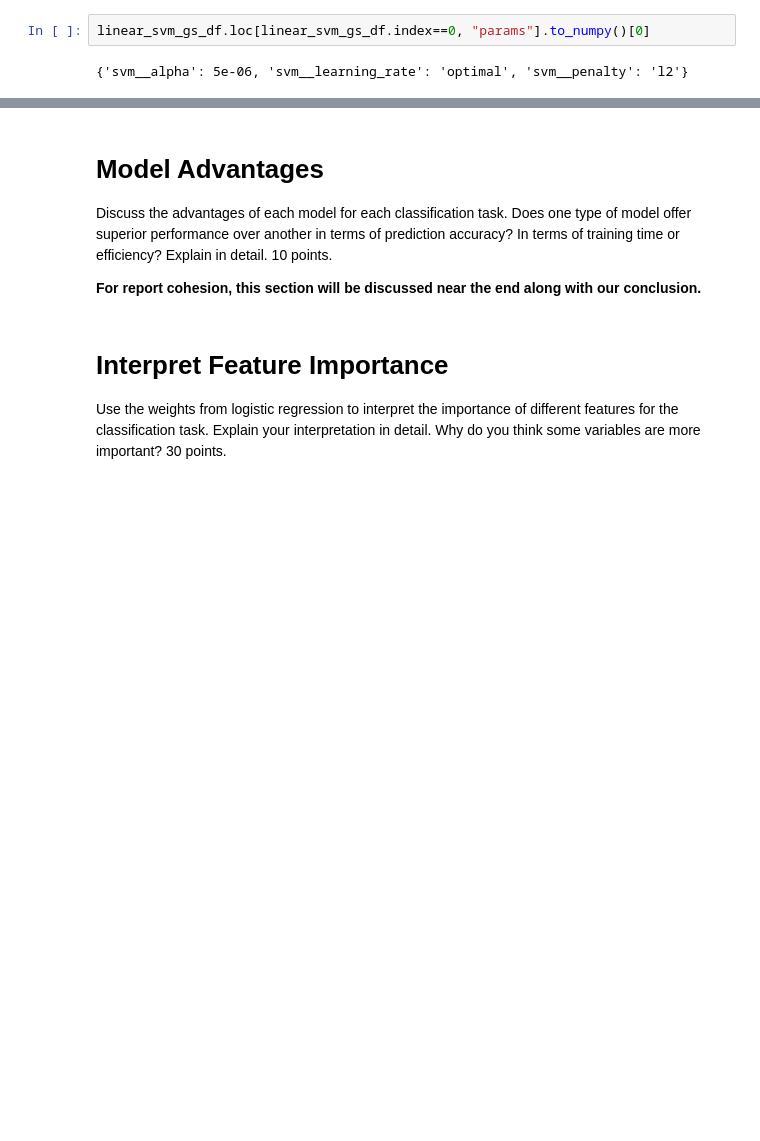
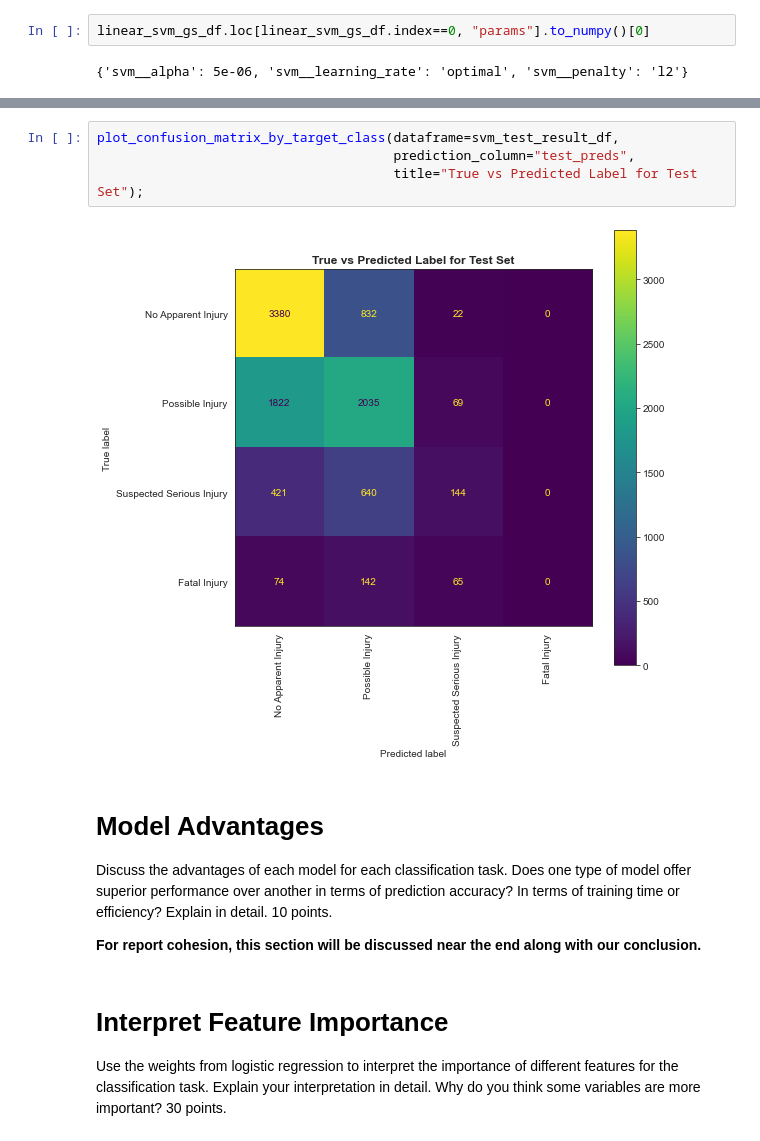
Before and after one commit to BradenAnderson/Accident_Severity_Prediction, a Jupyter notebook: HienEDIT_AndersonLamWeeda_MiniLab_Draft.ipynb, the cells around one changed output, grey strips where cells are left out. Drawn from its saved outputs; the diff is of its cells as text; blank space fills up the shorter version.

```diff
--- a/HienEDIT_AndersonLamWeeda_MiniLab_Draft.ipynb
+++ b/HienEDIT_AndersonLamWeeda_MiniLab_Draft.ipynb
@@ -855,3 +957,9 @@ linear_svm_gs_df.loc[linear_svm_gs_df.index==0, "params"].to_numpy()[0]
+# %%
+plot_confusion_matrix_by_target_class(dataframe=svm_test_result_df,
+                                      prediction_column="test_preds",
+                                      title="True vs Predicted Label for Test Set");
+# %% [output]
+[figure, added]
 # %% [markdown]
 # Model Advantages
 Discuss the advantages of each model for each classification task. Does one type of model offer superior performance over another in terms of prediction accuracy? In terms of training time or efficiency? Explain in detail. 10 points.
```
Also changed, not shown: parts of 17 cells of this notebook.
